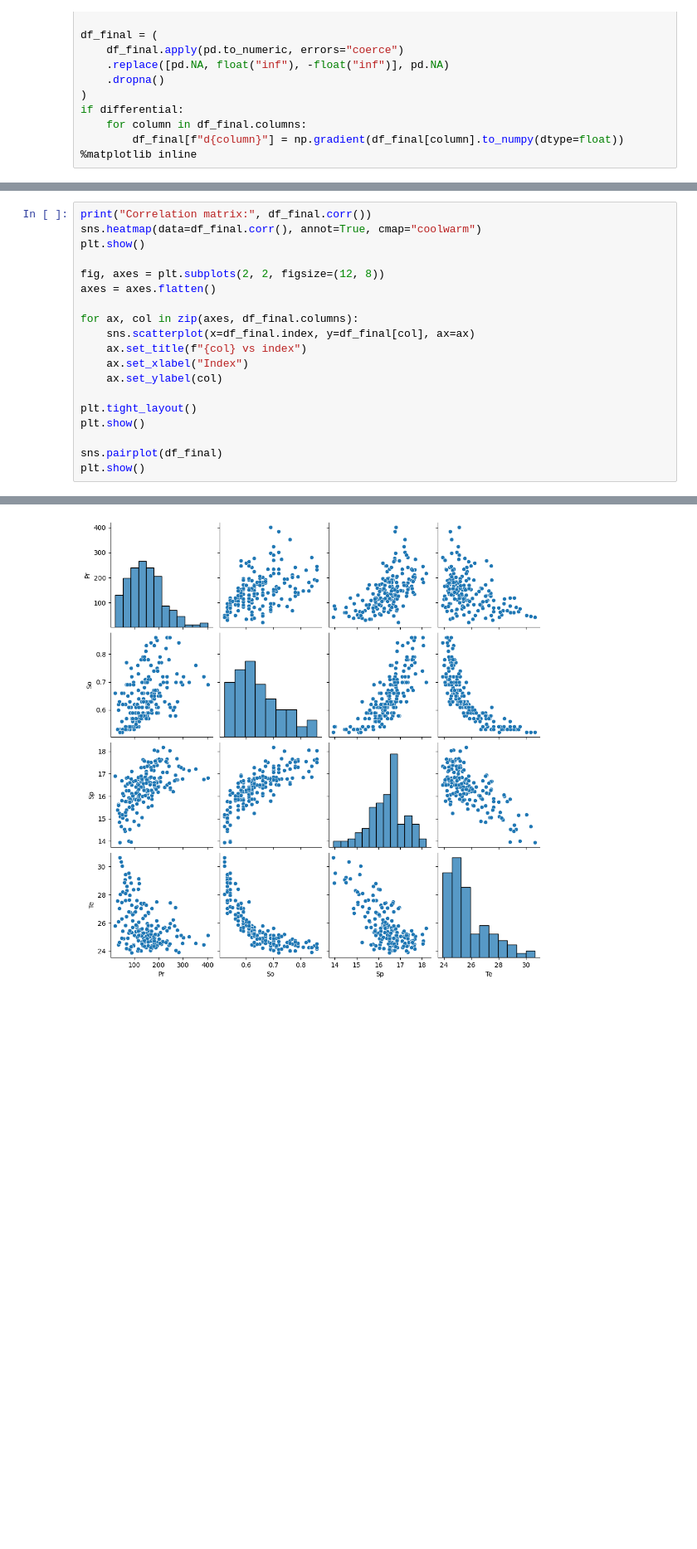
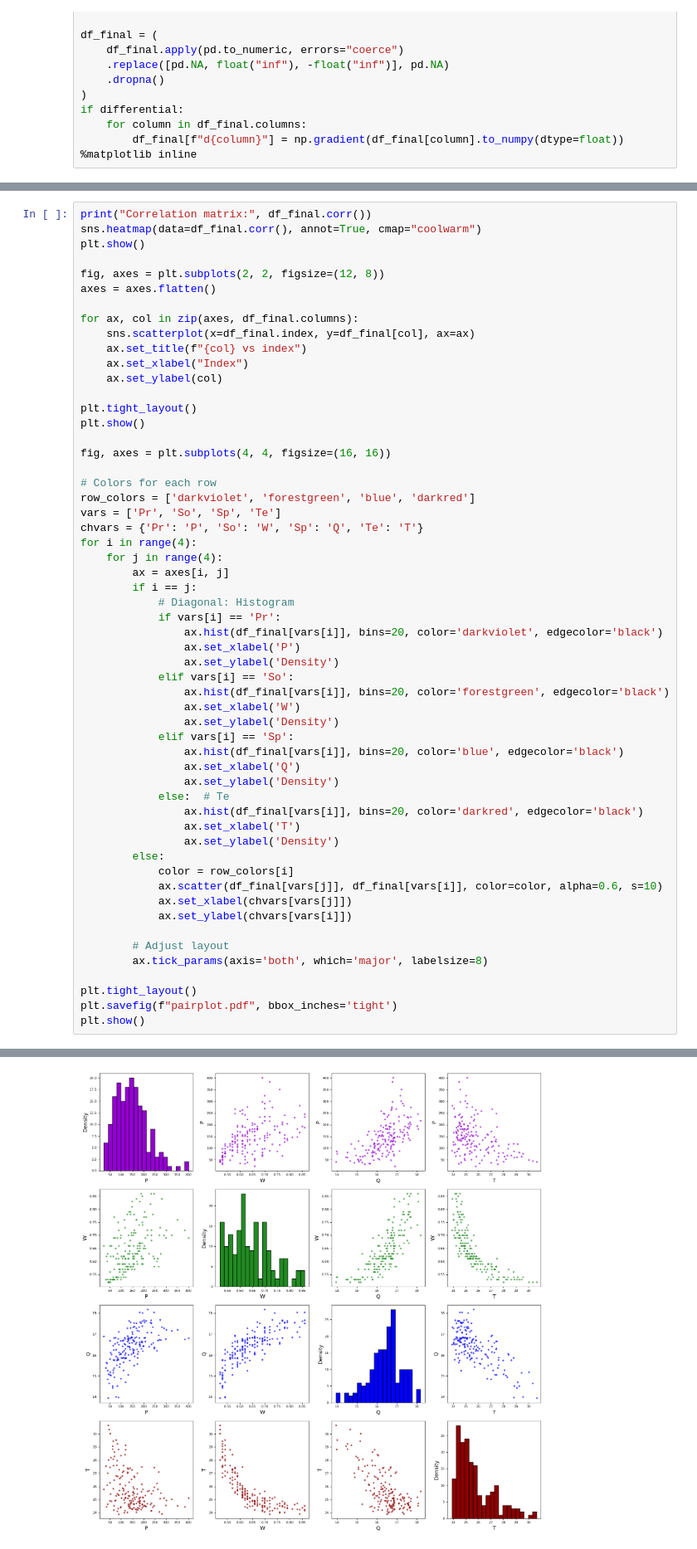
Before and after one commit to SandyTheAdventurer/rllxo, a Jupyter notebook: test.ipynb, the cells around one changed output, grey strips where cells are left out. Shown at 83% size. Saved outputs shown, nothing was run; the diff lists cells and outputs as text; blank space fills up the shorter version.

```diff
--- a/test.ipynb
+++ b/test.ipynb
@@ -179,7 +225,44 @@ for ax, col in zip(axes, df_final.columns):
 plt.tight_layout()
 plt.show()
 
-sns.pairplot(df_final)
+fig, axes = plt.subplots(4, 4, figsize=(16, 16))
+
+# Colors for each row
+row_colors = ['darkviolet', 'forestgreen', 'blue', 'darkred']
+vars = ['Pr', 'So', 'Sp', 'Te']
+chvars = {'Pr': 'P', 'So': 'W', 'Sp': 'Q', 'Te': 'T'}
+for i in range(4):
+    for j in range(4):
+        ax = axes[i, j]
+        if i == j:
+            # Diagonal: Histogram
+            if vars[i] == 'Pr':
+                ax.hist(df_final[vars[i]], bins=20, color='darkviolet', edgecolor='black')
+                ax.set_xlabel('P')
+                ax.set_ylabel('Density')
+            elif vars[i] == 'So':
+                ax.hist(df_final[vars[i]], bins=20, color='forestgreen', edgecolor='black')
+                ax.set_xlabel('W')
+                ax.set_ylabel('Density')
+            elif vars[i] == 'Sp':
+                ax.hist(df_final[vars[i]], bins=20, color='blue', edgecolor='black')
+                ax.set_xlabel('Q')
+                ax.set_ylabel('Density')
+            else:  # Te
+                ax.hist(df_final[vars[i]], bins=20, color='darkred', edgecolor='black')
+                ax.set_xlabel('T')
+                ax.set_ylabel('Density')
+        else:
+            color = row_colors[i]
+            ax.scatter(df_final[vars[j]], df_final[vars[i]], color=color, alpha=0.6, s=10)
+            ax.set_xlabel(chvars[vars[j]])
+            ax.set_ylabel(chvars[vars[i]])
+
+        # Adjust layout
+        ax.tick_params(axis='both', which='major', labelsize=8)
+
+plt.tight_layout()
+plt.savefig(f"pairplot.pdf", bbox_inches='tight')
 plt.show()
 # %% [output]
 Correlation matrix: PARAMETER        Pr        So        Sp        Te
@@ -193,2 +276,2 @@ Te        -0.421531 -0.789661 -0.709625  1.000000
-[figure, old version]
+[figure, new version]
 # %%
```
Also changed, not shown: parts of 12 cells of this notebook, 10 other files.
